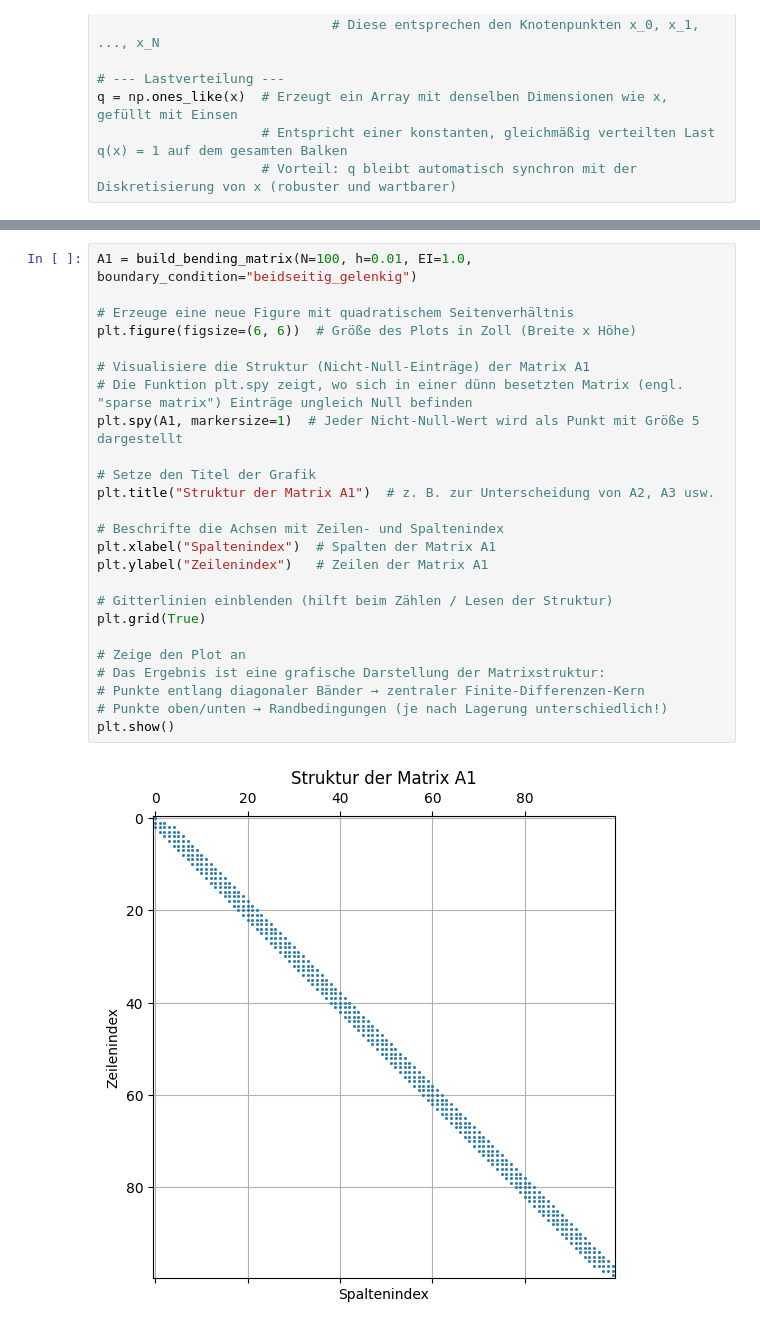
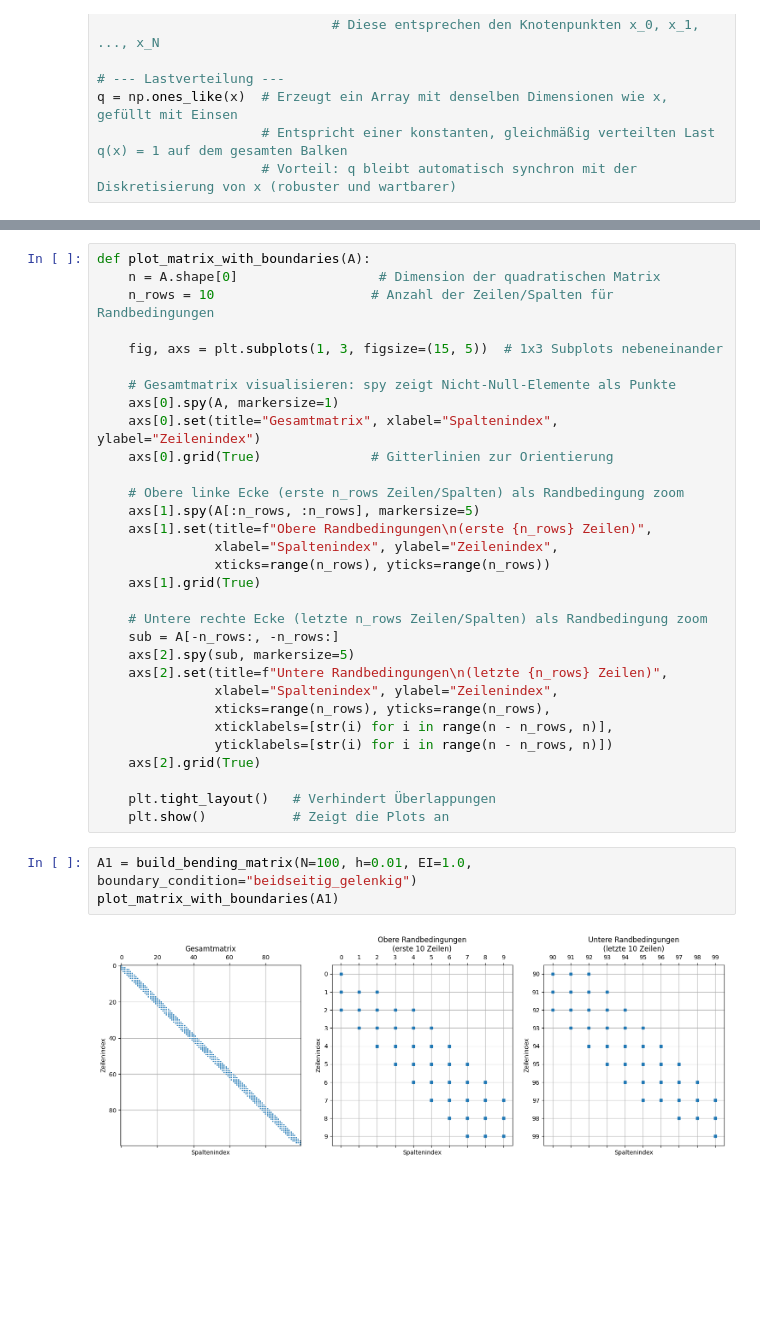
Before and after one commit to AhmedHossamMido/projektarbeit, a Jupyter notebook: projektdatei.ipynb, the cells around one changed output, grey strips where cells are left out. Saved outputs shown, nothing was run; the diff lists cells and outputs as text; blank space fills up the shorter version.

Commit message:
Bearbeitung bis zur Erläuterung der Matrixstrukturen

```diff
--- a/projektdatei.ipynb
+++ b/projektdatei.ipynb
@@ -488,29 +918,38 @@ def build_bending_matrix(N, h, EI, boundary_condition="beidseitig_gelenkig"):
+# %%
+def plot_matrix_with_boundaries(A):
+    n = A.shape[0]                  # Dimension der quadratischen Matrix
+    n_rows = 10                    # Anzahl der Zeilen/Spalten für Randbedingungen
+
+    fig, axs = plt.subplots(1, 3, figsize=(15, 5))  # 1x3 Subplots nebeneinander
+
+    # Gesamtmatrix visualisieren: spy zeigt Nicht-Null-Elemente als Punkte
+    axs[0].spy(A, markersize=1)
+    axs[0].set(title="Gesamtmatrix", xlabel="Spaltenindex", ylabel="Zeilenindex")
+    axs[0].grid(True)              # Gitterlinien zur Orientierung
+
+    # Obere linke Ecke (erste n_rows Zeilen/Spalten) als Randbedingung zoom
+    axs[1].spy(A[:n_rows, :n_rows], markersize=5)
+    axs[1].set(title=f"Obere Randbedingungen\n(erste {n_rows} Zeilen)",
+               xlabel="Spaltenindex", ylabel="Zeilenindex",
+               xticks=range(n_rows), yticks=range(n_rows))
+    axs[1].grid(True)
+
+    # Untere rechte Ecke (letzte n_rows Zeilen/Spalten) als Randbedingung zoom
+    sub = A[-n_rows:, -n_rows:]
+    axs[2].spy(sub, markersize=5)
+    axs[2].set(title=f"Untere Randbedingungen\n(letzte {n_rows} Zeilen)",
+               xlabel="Spaltenindex", ylabel="Zeilenindex",
+               xticks=range(n_rows), yticks=range(n_rows),
+               xticklabels=[str(i) for i in range(n - n_rows, n)],
+               yticklabels=[str(i) for i in range(n - n_rows, n)])
+    axs[2].grid(True)
+
+    plt.tight_layout()   # Verhindert Überlappungen
+    plt.show()           # Zeigt die Plots an
 # %%
 A1 = build_bending_matrix(N=100, h=0.01, EI=1.0, boundary_condition="beidseitig_gelenkig")
-
-# Erzeuge eine neue Figure mit quadratischem Seitenverhältnis
-plt.figure(figsize=(6, 6))  # Größe des Plots in Zoll (Breite x Höhe)
-
-# Visualisiere die Struktur (Nicht-Null-Einträge) der Matrix A1
-# Die Funktion plt.spy zeigt, wo sich in einer dünn besetzten Matrix (engl. "sparse matrix") Einträge ungleich Null befinden
-plt.spy(A1, markersize=1)  # Jeder Nicht-Null-Wert wird als Punkt mit Größe 5 dargestellt
-
-# Setze den Titel der Grafik
-plt.title("Struktur der Matrix A1")  # z. B. zur Unterscheidung von A2, A3 usw.
-
-# Beschrifte die Achsen mit Zeilen- und Spaltenindex
-plt.xlabel("Spaltenindex")  # Spalten der Matrix A1
-plt.ylabel("Zeilenindex")   # Zeilen der Matrix A1
-
-# Gitterlinien einblenden (hilft beim Zählen / Lesen der Struktur)
-plt.grid(True)
-
-# Zeige den Plot an
-# Das Ergebnis ist eine grafische Darstellung der Matrixstruktur:
-# Punkte entlang diagonaler Bänder → zentraler Finite-Differenzen-Kern
-# Punkte oben/unten → Randbedingungen (je nach Lagerung unterschiedlich!)
-plt.show()
+plot_matrix_with_boundaries(A1)
 # %% [output]
-[figure, old version]
+[figure, new version]
 # %%
 A2 = build_bending_matrix(N=100, h=0.01, EI=1.0, boundary_condition="nur_links_eingespannt")
```
Also changed, not shown: parts of 12 cells of this notebook.
